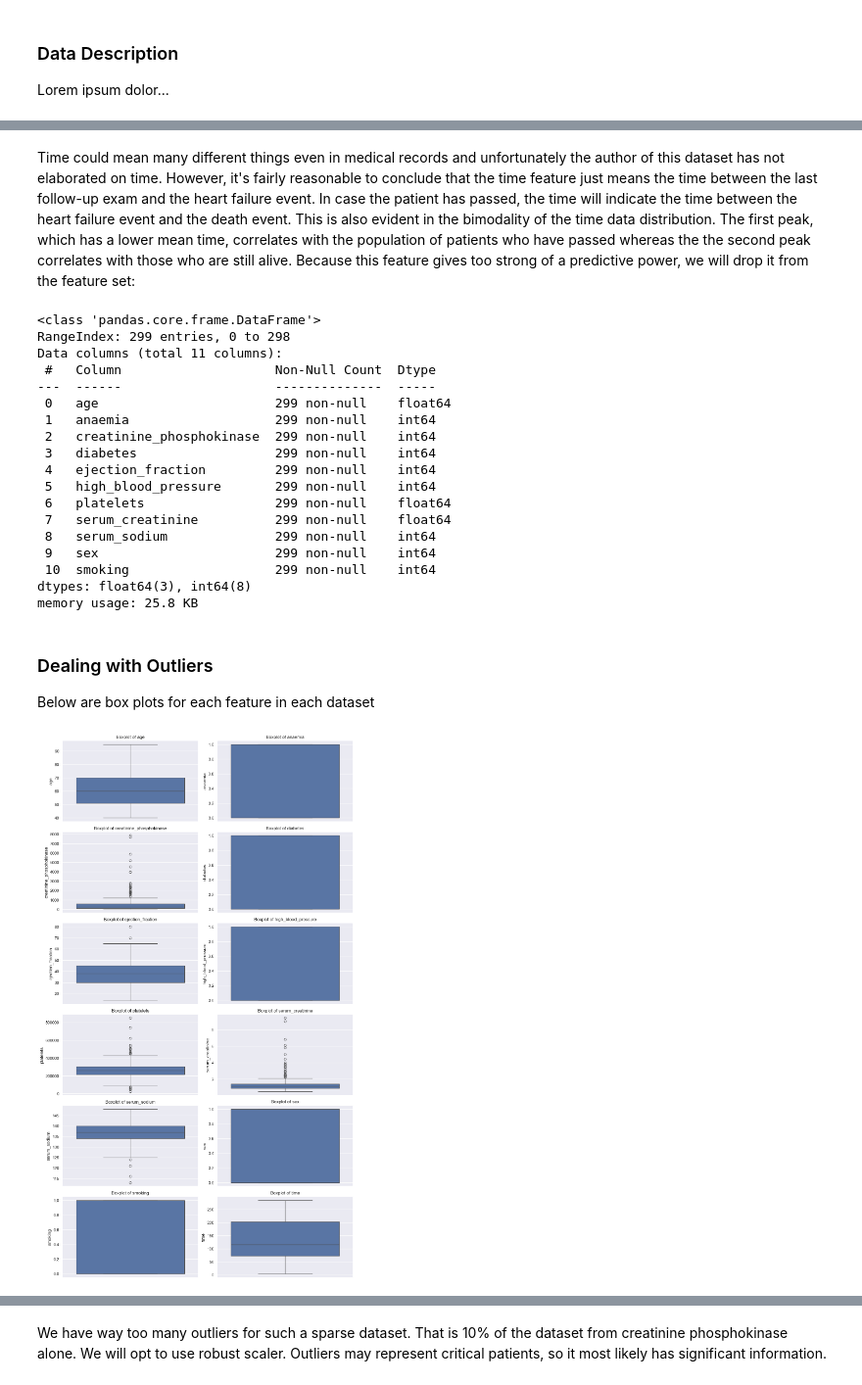
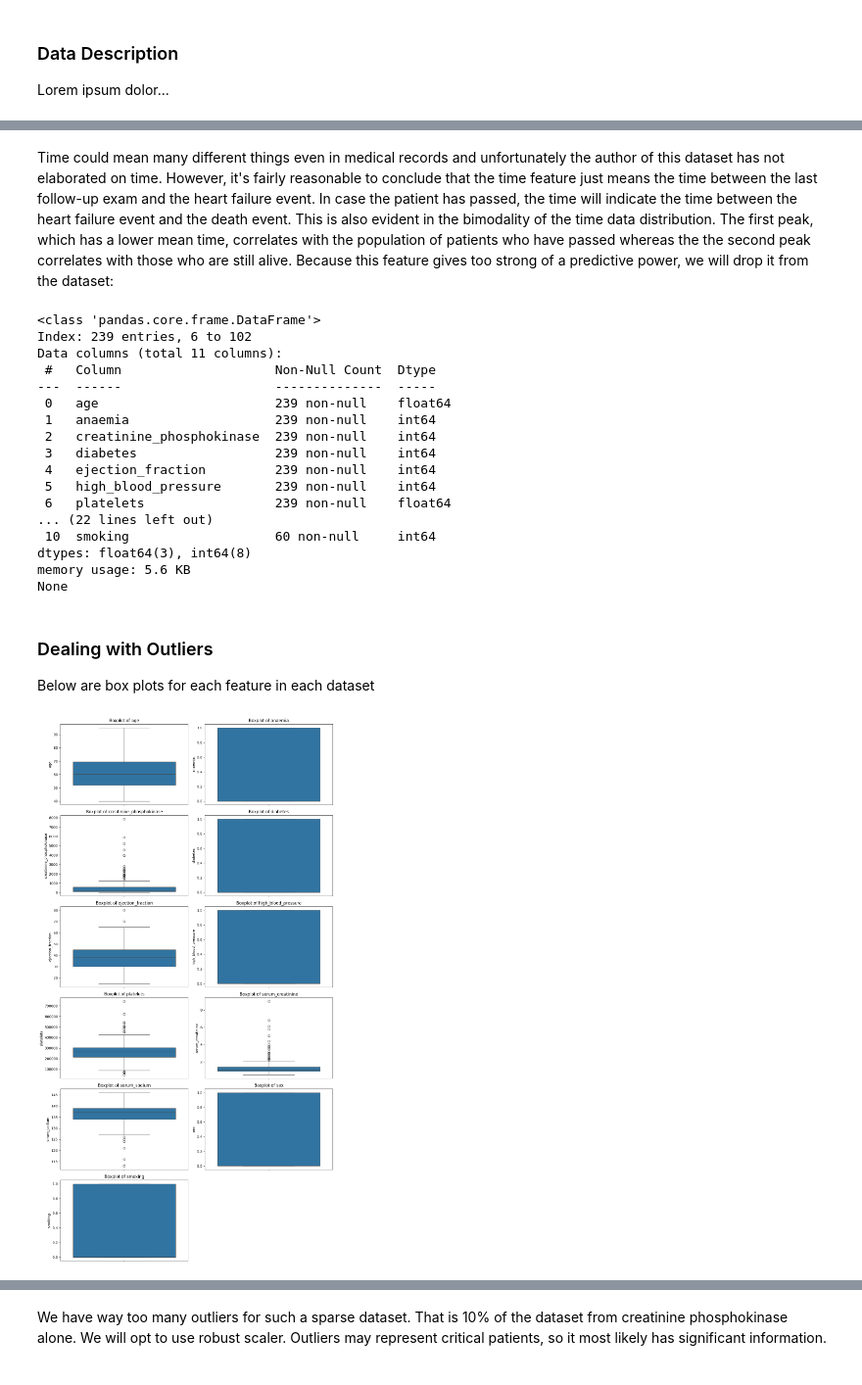
Before and after one commit to BlueJayVRStudio/DeepLearningFinal, a Jupyter notebook: DeepLearningProject.ipynb, the cells around one changed output, grey strips where cells are left out. Shown at 98% size. Saved outputs shown, nothing was run; the diff lists cells and outputs as text; code cells hidden in the pictures.

```diff
--- a/DeepLearningProject.ipynb
+++ b/DeepLearningProject.ipynb
@@ -80,7 +100,7 @@ memory usage: 2.5 KB
 # %%
-for col in df.columns:
+for col in X_train.columns:
     plt.figure(figsize=(7, 4))
-    sns.histplot(df[col], bins=30, kde=True)
+    sns.histplot(X_train[col], bins=30, kde=True)
     plt.title(f'Distribution of {col}')
     plt.show()
 # %% [output]
@@ -99,47 +119,48 @@ for col in df.columns:
 # %% [markdown]
-Time could mean many different things even in medical records and unfortunately the author of this dataset has not elaborated on time. However, it's fairly reasonable to conclude that the time feature just means the time between the last follow-up exam and the heart failure event. In case the patient has passed, the time will indicate the time between the heart failure event and the death event. This is also evident in the bimodality of the time data distribution. The first peak, which has a lower mean time, correlates with the population of patients who have passed whereas the the second peak correlates with those who are still alive. Because this feature gives too strong of a predictive power, we will drop it from the feature set:
+Time could mean many different things even in medical records and unfortunately the author of this dataset has not elaborated on time. However, it's fairly reasonable to conclude that the time feature just means the time between the last follow-up exam and the heart failure event. In case the patient has passed, the time will indicate the time between the heart failure event and the death event. This is also evident in the bimodality of the time data distribution. The first peak, which has a lower mean time, correlates with the population of patients who have passed whereas the the second peak correlates with those who are still alive. Because this feature gives too strong of a predictive power, we will drop it from the dataset:
 # %%
-df = df.drop(columns=['time'])
+X_train = X_train.drop(columns=['time'])
+X_test = X_test.drop(columns=['time'])
 # %%
-df.info()
+print(X_train.info())
+print(X_test.info())
 # %% [output]
 <class 'pandas.core.frame.DataFrame'>
-RangeIndex: 299 entries, 0 to 298
+Index: 239 entries, 6 to 102
 Data columns (total 11 columns):
  #   Column                    Non-Null Count  Dtype
 ---  ------                    --------------  -----
- 0   age                       299 non-null    float64
- 1   anaemia                   299 non-null    int64
- 2   creatinine_phosphokinase  299 non-null    int64
- 3   diabetes                  299 non-null    int64
- 4   ejection_fraction         299 non-null    int64
- 5   high_blood_pressure       299 non-null    int64
- 6   platelets                 299 non-null    float64
- 7   serum_creatinine          299 non-null    float64
- 8   serum_sodium              299 non-null    int64
- 9   sex                       299 non-null    int64
- 10  smoking                   299 non-null    int64
+ 0   age                       239 non-null    float64
+ 1   anaemia                   239 non-null    int64
+ 2   creatinine_phosphokinase  239 non-null    int64
+ 3   diabetes                  239 non-null    int64
+ 4   ejection_fraction         239 non-null    int64
+ 5   high_blood_pressure       239 non-null    int64
+ 6   platelets                 239 non-null    float64
+... (22 lines left out)
+ 10  smoking                   60 non-null     int64
 dtypes: float64(3), int64(8)
-memory usage: 25.8 KB
+memory usage: 5.6 KB
+None
 # %% [markdown]
 ### Dealing with Outliers
 
 Below are box plots for each feature in each dataset
 # %%
-num_features = len(df.columns)
+num_features = len(X_train.columns)
 
 fig, axes = plt.subplots(nrows=(num_features // 2) + 1, ncols=2, figsize=(12, num_features * 2))
 axes = axes.flatten()
 
-for i, col in enumerate(df.columns):
-    sns.boxplot(y=df[col], ax=axes[i])
+for i, col in enumerate(X_train.columns):
+    sns.boxplot(y=X_train[col], ax=axes[i])
     axes[i].set_title(f"Boxplot of {col}")
 
 for j in range(i + 1, len(axes)):
     fig.delaxes(axes[j])
 
 plt.tight_layout()
 plt.show()
 # %% [output]
-[figure, old version]
+[figure, new version]
 # %%
```
Also changed, not shown: parts of 21 cells of this notebook.
